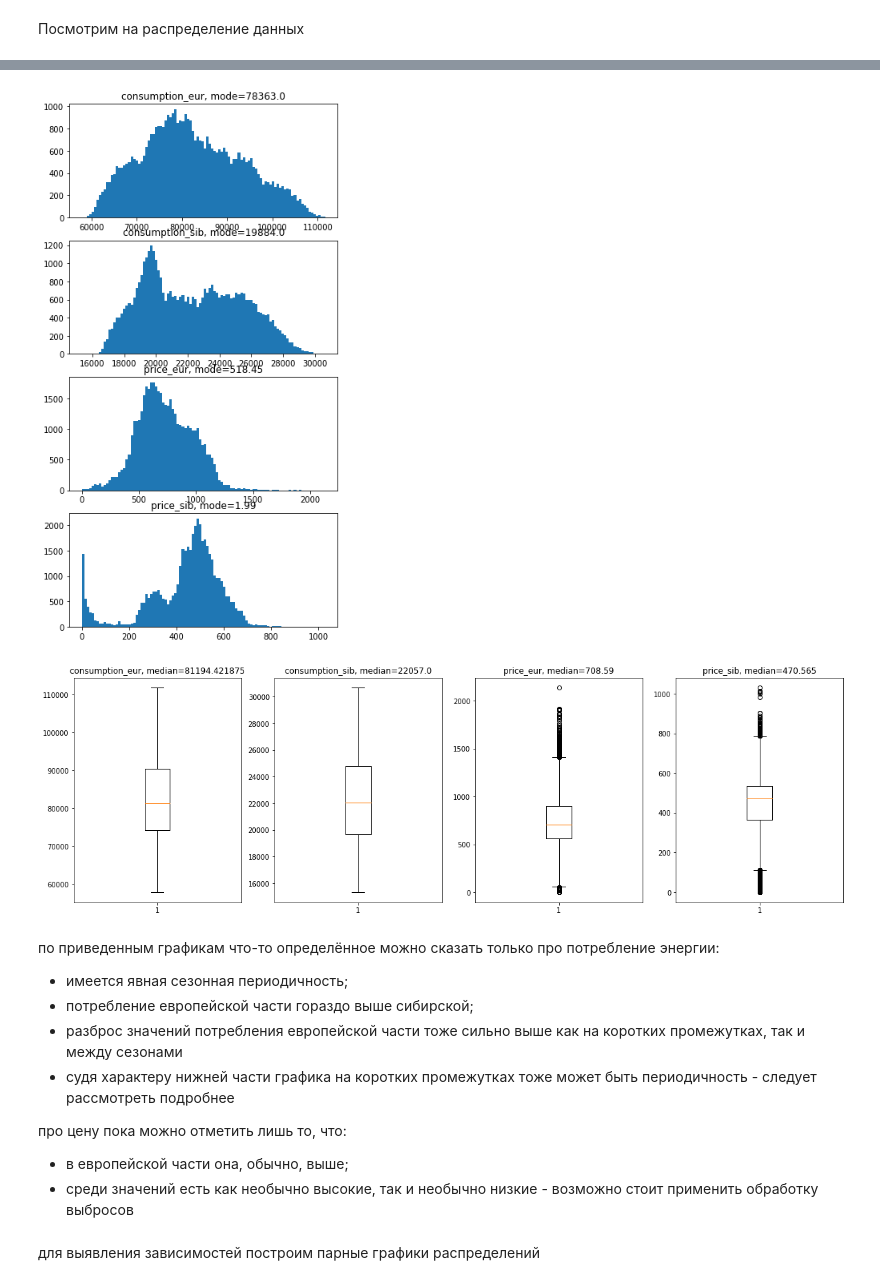
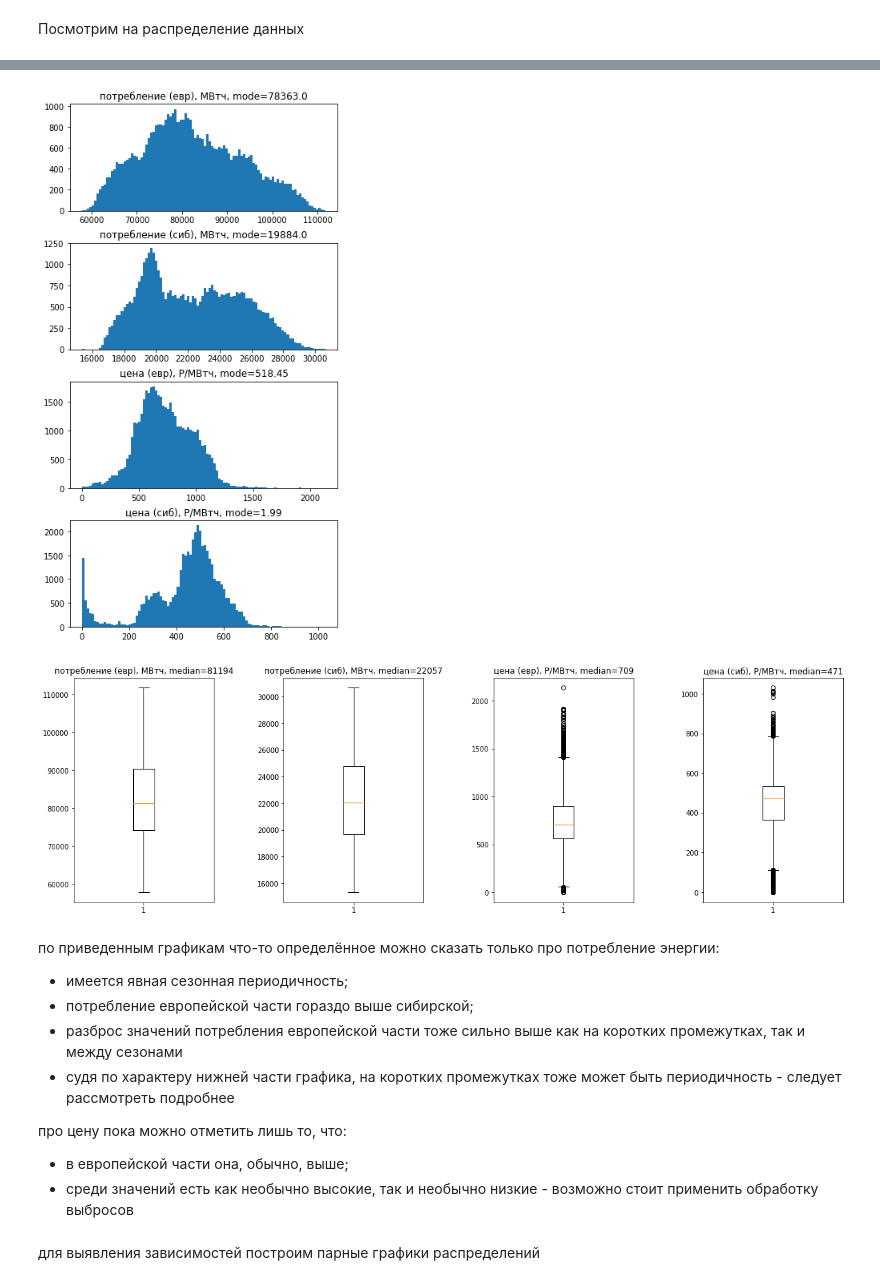
Before and after one commit to sky16k/pyda, a Jupyter notebook: PYDA15_viz_HW_2.ipynb, the cells around one changed output, grey strips where cells are left out. Drawn from its saved outputs; the diff is of its cells as text; code cells hidden in the pictures.

```diff
--- a/PYDA15_viz_HW_2.ipynb
+++ b/PYDA15_viz_HW_2.ipynb
@@ -138,12 +144,19 @@ df.describe()
 # %% [markdown]
 несмотря на формальное отсутствие нечисловых значений, видно, что цена иногда принимает нулевые значения. скорее всего это и есть пропуски, стоит рассмотреть их природу и определить методы работы с ними
+# %%
+col_name = {'consumption_eur'	: 'потребление (евр), МВтч',
+            'consumption_sib'	: 'потребление (сиб), МВтч',
+            'price_eur'	: 'цена (евр), Р/МВтч',
+            'price_sib' : 'цена (сиб), Р/МВтч',
+            }
 # %%
 fig, axs =  plt.subplots(4)
 fig.set_size_inches(6, 9)
+plt.subplots_adjust(hspace=0.5)
 
 for n,ax in enumerate(axs) :
     ax.plot(df.iloc[:,n+1])
-    ax.set_title(df.columns[n+1])
+    ax.set_title(col_name[ df.columns[n+1] ])
 
 plt.show()
 # %% [output]
@@ -290,10 +303,11 @@ df_copy = df_fill.copy()
 # %%
 fig, axs =  plt.subplots(4)
 fig.set_size_inches(20, 12)
+plt.subplots_adjust(hspace=0.3)
 
 for n, col in enumerate(df_copy.columns) :
     axs[n].plot(df_copy[col])
-    axs[n].set_title(f"{col}, median={df_copy[col].median()}")
+    axs[n].set_title(f"{col_name[col]}, median={df_copy[col].median()}")
 
 plt.show()
 # %% [output]
@@ -301,31 +315,33 @@ plt.show()
 # %%
 fig, axs =  plt.subplots(4)
 fig.set_size_inches(6, 12)
+plt.subplots_adjust(hspace=0.3)
 
 for n, col in enumerate(df_copy.columns) :
     axs[n].hist(df_copy[col],bins=100)
-    axs[n].set_title(f"{col}, mode={df_copy[col].mode()[0]}")
+    axs[n].set_title(f"{col_name[col]}, mode={df_copy[col].mode()[0]}")
 
 plt.show()
 # %% [output]
-[figure, old version]
+[figure, new version]
 # %%
 fig, axs =  plt.subplots(1,4)
 fig.set_size_inches(20, 6)
+plt.subplots_adjust(wspace=0.5)
 
 for n, col in enumerate(df_copy.columns) :
     axs[n].boxplot(df_copy[col])
-    axs[n].set_title(f"{col}, median={df_copy[col].median()}")
+    axs[n].set_title(f"{col_name[col]}, median={round(df_copy[col].median())}")
 
 plt.show()
 # %% [output]
-[figure, old version]
+[figure, new version]
 # %% [markdown]
 по приведенным графикам что-то определённое можно сказать только про потребление энергии:
 - имеется явная сезонная периодичность;
 - потребление европейской части гораздо выше сибирской;
 - разброс значений потребления европейской части тоже сильно выше как на коротких промежутках, так и между сезонами
-- судя характеру нижней части графика на коротких промежутках тоже может быть периодичность - следует рассмотреть подробнее
+- судя по характеру нижней части графика, на коротких промежутках тоже может быть периодичность - следует рассмотреть подробнее
 
 про цену пока можно отметить лишь то, что:
 - в европейской части она, обычно, выше;
```
Also changed, not shown: parts of 23 cells of this notebook.
